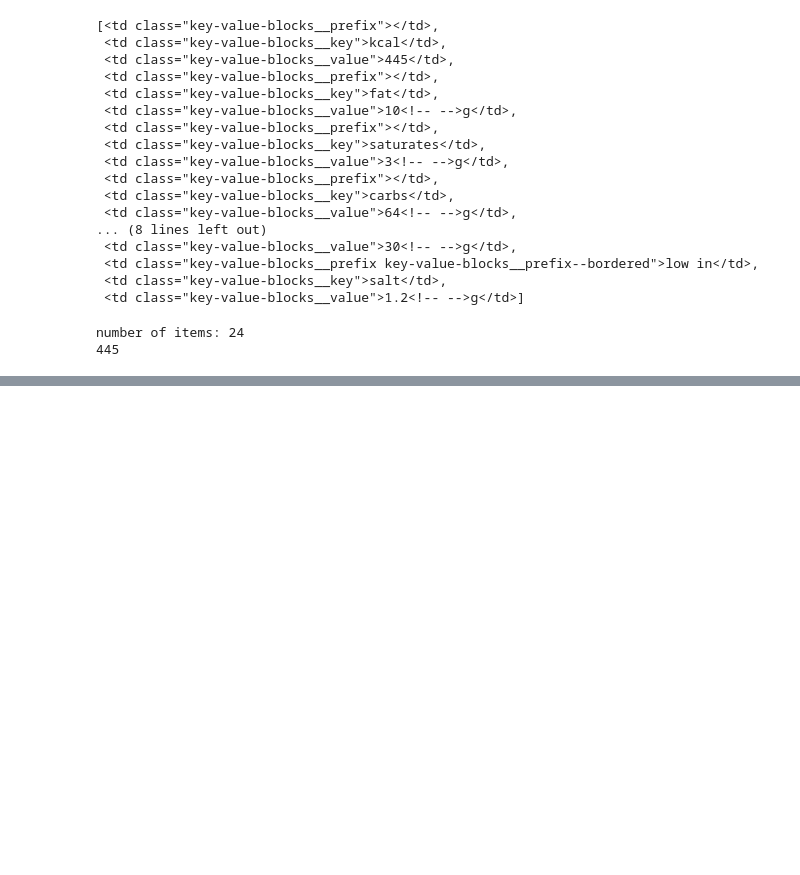
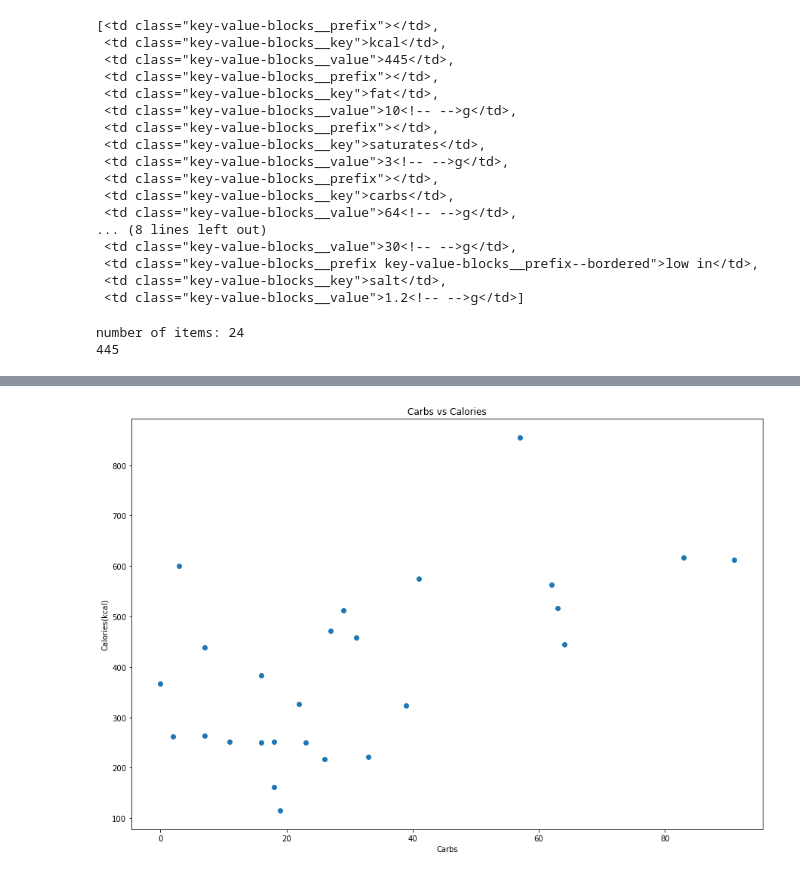
Before and after one commit to Ebuka21/Webscraping, a Jupyter notebook: FoodRecipeWebscraping.ipynb, the cells around one changed output, grey strips where cells are left out. Saved outputs shown, nothing was run; the diff lists cells and outputs as text; code cells hidden in the pictures; blank space fills up the shorter version.

```diff
--- a/FoodRecipeWebscraping.ipynb
+++ b/FoodRecipeWebscraping.ipynb
@@ -265,0 +394,11 @@ pd.DataFrame.from_dict(ScrapeResults,orient='index')
+# %%
+'''Looking at carbs versus calories'''
+plt.figure(figsize=(15,10))
+plt.scatter(x='carbs',y='kcal',data=dt)
+plt.xlabel('Carbs')
+plt.ylabel('Calories(kcal)')
+plt.title('Carbs vs Calories')
+
+plt.show()
+# %% [output]
+[figure, added]
```
Also changed, not shown: parts of 30 cells of this notebook.
